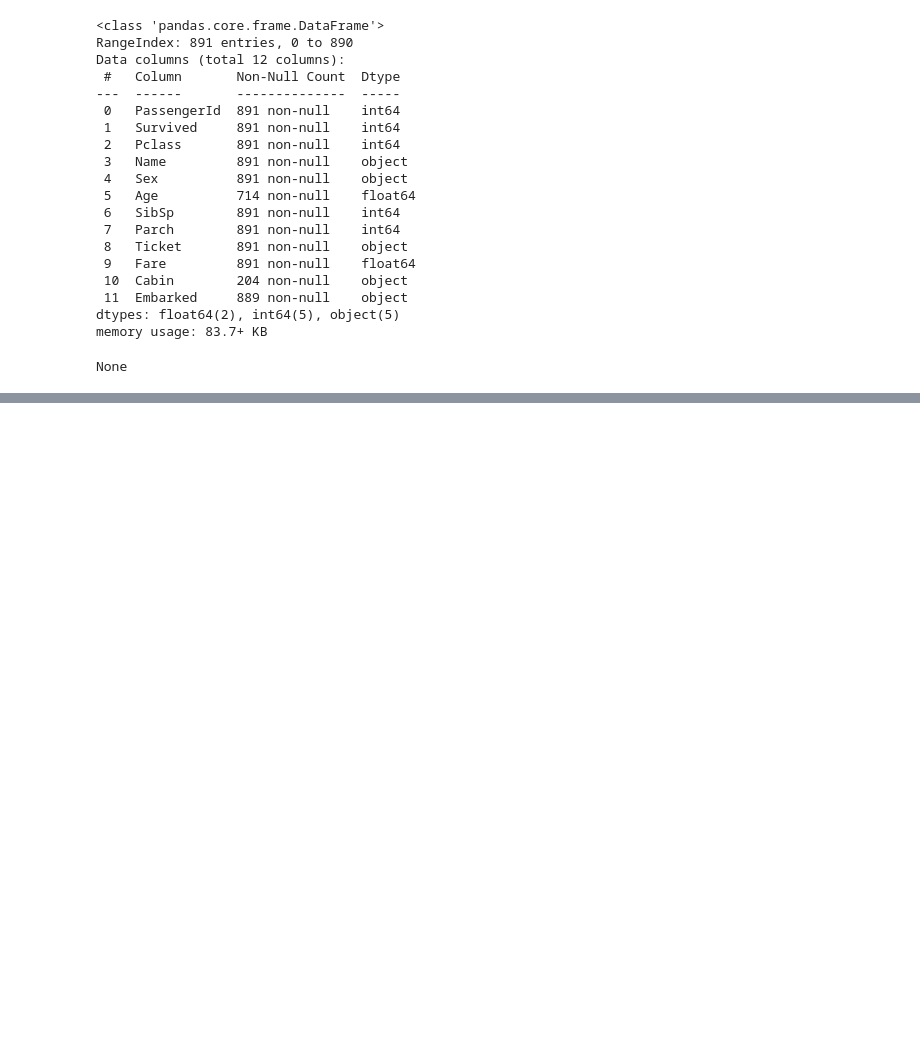
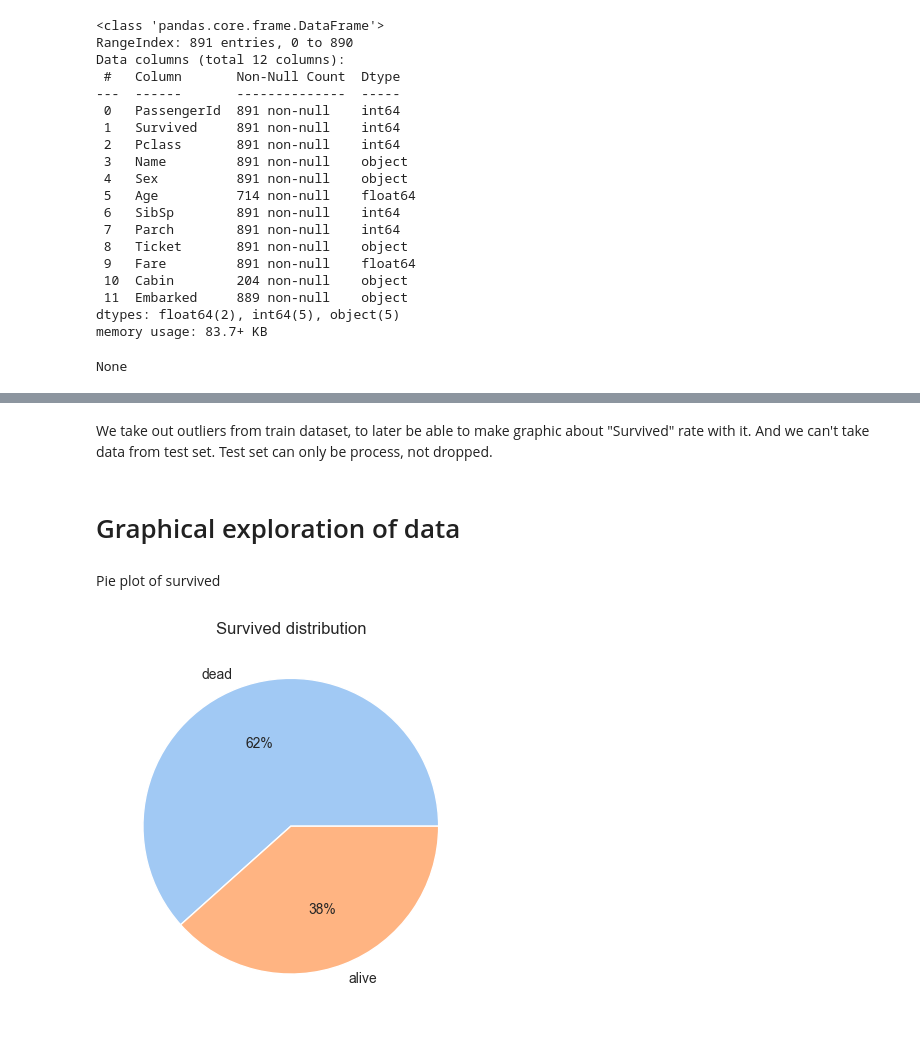
Before and after one commit to MauriRubioJob/K_Titanic_ML_Modeling, a Jupyter notebook: titanic-death-analysis.ipynb, the cells around one changed output, grey strips where cells are left out. Drawn from its saved outputs; the diff is of its cells as text; code cells hidden in the pictures; blank space fills up the shorter version.

Commit message:
Analized Data, Cleaned, Proccess... To do: Finish Fare normalizing Start modelling writen and on SageMaker

```diff
--- a/titanic-death-analysis.ipynb
+++ b/titanic-death-analysis.ipynb
@@ -8,6 +9,9 @@ import seaborn as sns
 #1. Read Data
 # %%
 train_data = pd.read_csv("titanic_data/train.csv")
+test_data = pd.read_csv("titanic_data/test.csv")
+
+titanicDF = pd.concat([train_data,test_data],axis=0)
 
 display(train_data.head())
 display(train_data.info())
@@ -40,0 +148,20 @@ None
+# %% [markdown]
+We take out outliers from train dataset, to later be able to make graphic about  "Survived" rate
+with it. And we can't take data from test set. Test set can only be process, not dropped.
+# %% [markdown]
+# Graphical exploration of data
+# %% [markdown]
+Pie plot of survived
+# %%
+pieid = titanicDF["Survived"].value_counts()
+
+#define Seaborn color palette to use
+colors = sns.color_palette('pastel')[0:5]
+
+#create pie chart
+plt.pie( pieid.values, labels = ["dead","alive"], colors = colors, autopct='%.0f%%')
+
+plt.title("Survived distribution")
+plt.show()
+# %% [output]
+[figure, added]
```
Also changed, not shown: parts of 46 cells of this notebook, 2 other files.
